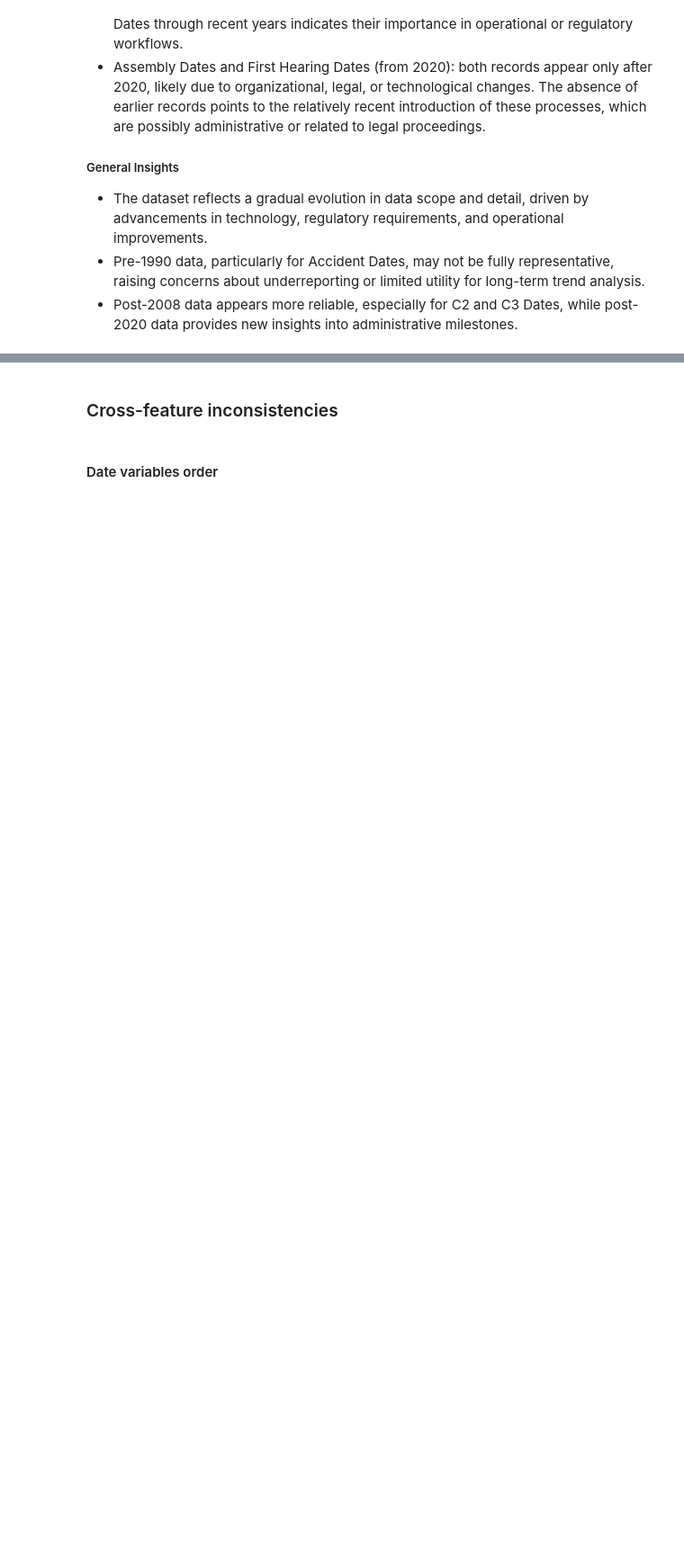
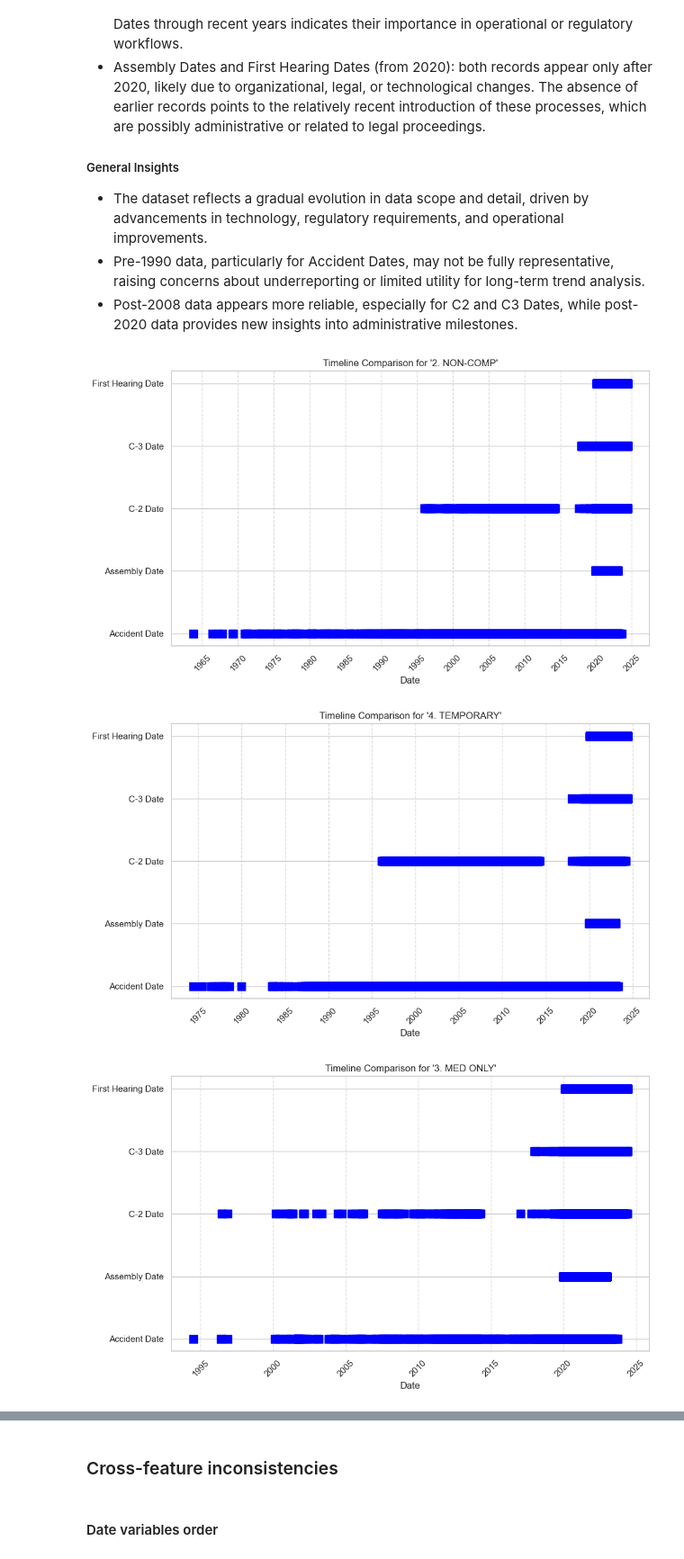
Before and after one commit to berthlou/DSAA_ML_41, a Jupyter notebook: code/exploratory_analysis/exploratory_analysis.ipynb, the cells around one changed output, grey strips where cells are left out. Shown at 90% size. Drawn from its saved outputs; the diff is of its cells as text; code cells hidden in the pictures; blank space fills up the shorter version.

```diff
--- a/code/exploratory_analysis/exploratory_analysis.ipynb
+++ b/code/exploratory_analysis/exploratory_analysis.ipynb
@@ -1643,3 +1738,45 @@ The absence of earlier records points to the relatively recent introduction of t
 - The dataset reflects a gradual evolution in data scope and detail, driven by advancements in technology, regulatory requirements, and operational improvements.
 - Pre-1990 data, particularly for Accident Dates, may not be fully representative, raising concerns about underreporting or limited utility for long-term trend analysis.
 - Post-2008 data appears more reliable, especially for C2 and C3 Dates, while post-2020 data provides new insights into administrative milestones.
+# %%
+import matplotlib.dates as mdates
+# Define date columns
+date_columns = ['Accident Date', 'Assembly Date', 'C-2 Date', 'C-3 Date', 'First Hearing Date']
+
+# Loop through each injury type, ignoring NaN values in 'Claim Injury Type'
+for injury_type in df_train['Claim Injury Type'].dropna().unique():
+    # Filter data for the current injury type, ignoring NaN values
+    filtered_data = df_train[df_train['Claim Injury Type'] == injury_type]
+
+    # Plot the timeline chart
+    plt.figure(figsize=(10, 6))
+
+    # Loop to add the dates for each variable
+    for i, column in enumerate(date_columns):
+        # Filter out NaN values before plotting for each date column
+        filtered_dates = filtered_data[column].dropna()
+
+        # Add the dates of this variable as points on the chart
+        plt.scatter(filtered_dates, [i] * len(filtered_dates), label=column, marker='s', s=100, color='blue')  # Same color for all
+
+    # Chart adjustments
+    plt.yticks(range(len(date_columns)), date_columns)  # Set variable names on the Y-axis
+    plt.xlabel('Date')
+    plt.title(f"Timeline Comparison for '{injury_type}'")
+
+    # Add a grid
+    plt.grid(axis='x', linestyle='--', alpha=0.7)  # Grid on x-axis with dashed lines
+
+    # Add more years on the x-axis using DateFormatter and YearLocator
+    plt.gca().xaxis.set_major_locator(mdates.YearLocator(5))  # Set major ticks every 5 years
+    plt.gca().xaxis.set_major_formatter(mdates.DateFormatter('%Y'))  # Format the ticks as years
+
+    plt.xticks(rotation=45)  # Rotate x-axis labels for better readability
+
+    # Adjust layout and display the chart
+    plt.tight_layout()
+    plt.show()
+# %% [output]
+[figure, added]
+[figure, added]
+[figure, added]
```
Also changed, not shown: parts of 19 cells of this notebook.
